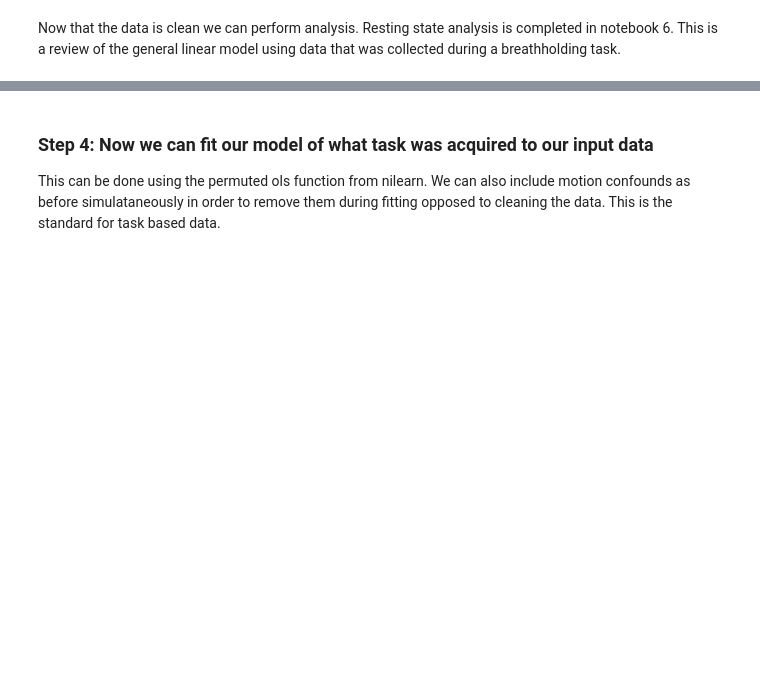
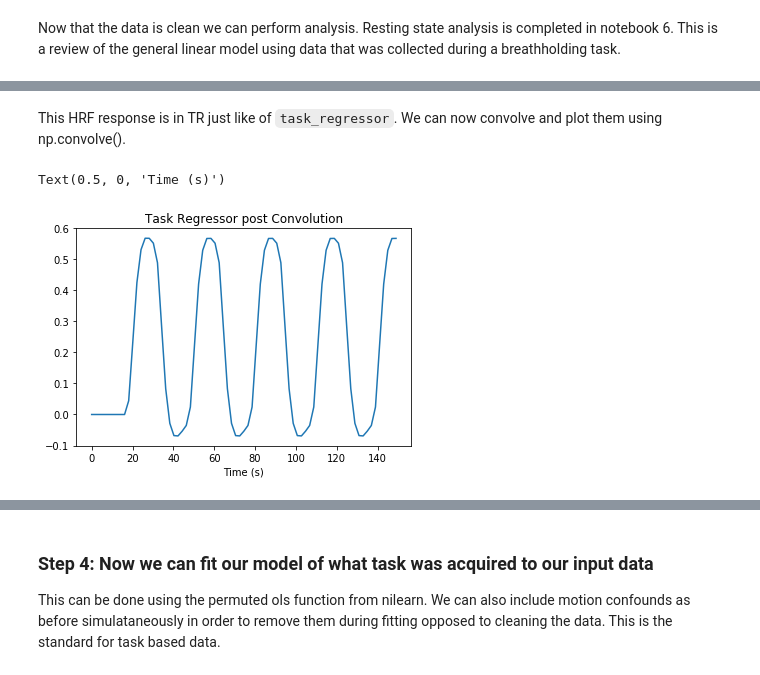
Before and after one commit to carpentries-incubator/SDC-BIDS-fMRI, a Jupyter notebook: bin/05a_general-linear-model-task-based_solutions.ipynb, the cells around one changed output, grey strips where cells are left out. Cells and saved outputs as stored; diff of their text form; code cells hidden in the pictures; blank space fills up the shorter version.

```diff
--- a/bin/05a_general-linear-model-task-based_solutions.ipynb
+++ b/bin/05a_general-linear-model-task-based_solutions.ipynb
@@ -108,0 +60,10 @@ display = plot_stat_map(func_results, mean_fmri_img,
+# %% [markdown]
+This HRF response is in TR just like of `task_regressor`. We can now convolve and plot them using np.convolve().
+# %%
+task_convolved = np.convolve(task_regressor, hrf)[0:len(times)]
+plt.plot(times,np.convolve(task_regressor, hrf)[0:len(times)])
+plt.title('Task Regressor post Convolution')
+plt.xlabel('Time (s)')
+# %% [output]
+Text(0.5, 0, 'Time (s)')
+[figure, added]
```
Also changed, not shown: parts of 14 cells of this notebook.
